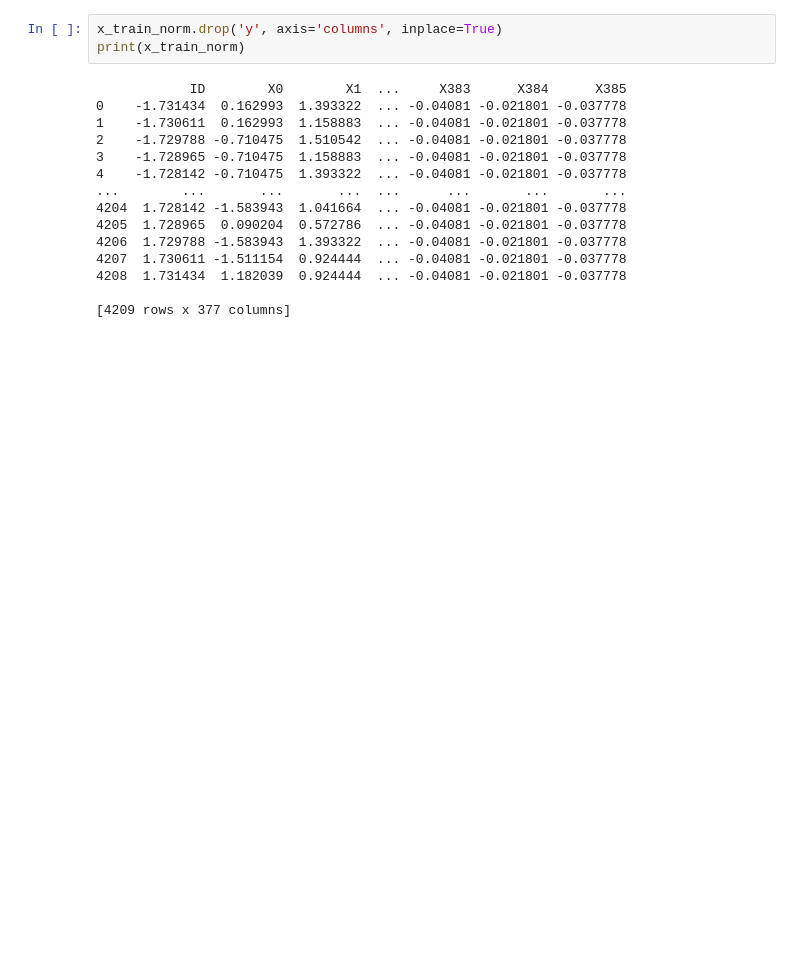
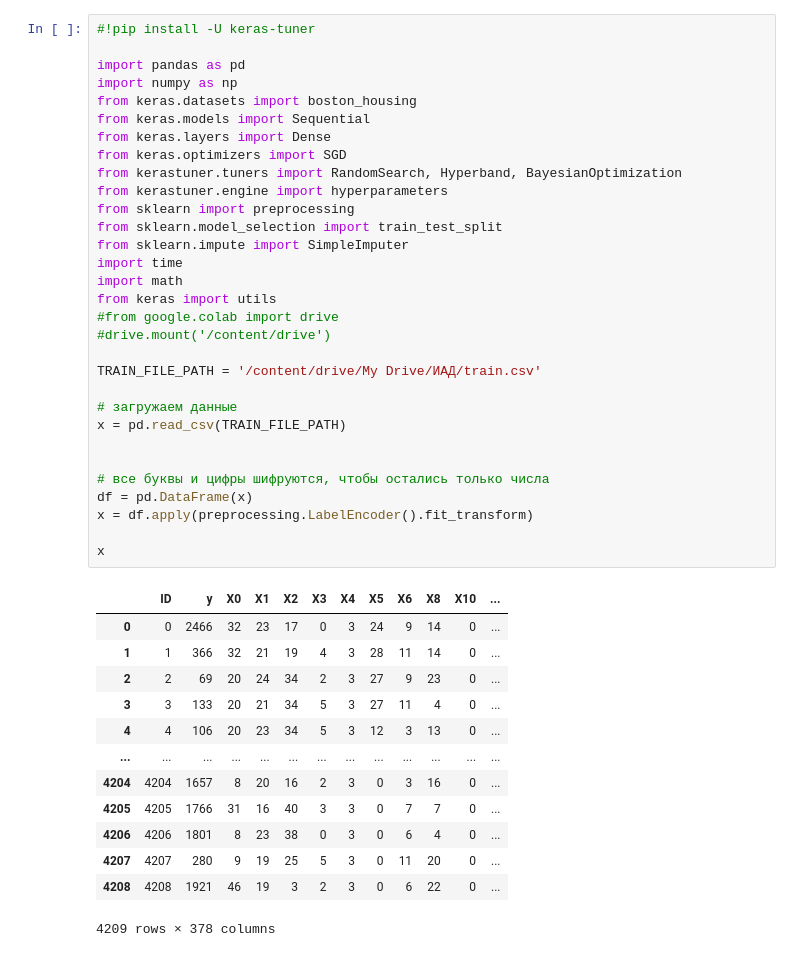
Before and after one commit to rukavishnikovmihail00/TensorFlow-NN-training, a Jupyter notebook: TF_NetworkTraining.ipynb, the cells around one changed output. Cells and saved outputs as stored; diff of their text form; blank space fills up the shorter version.

```diff
--- a/TF_NetworkTraining.ipynb
+++ b/TF_NetworkTraining.ipynb
@@ -112,18 +1,45 @@ print(x_test_norm)
-# %%
-x_train_norm.drop('y', axis='columns', inplace=True)
-print(x_train_norm)
-# %% [output]
-            ID        X0        X1  ...     X383      X384      X385
-0    -1.731434  0.162993  1.393322  ... -0.04081 -0.021801 -0.037778
-1    -1.730611  0.162993  1.158883  ... -0.04081 -0.021801 -0.037778
-2    -1.729788 -0.710475  1.510542  ... -0.04081 -0.021801 -0.037778
-3    -1.728965 -0.710475  1.158883  ... -0.04081 -0.021801 -0.037778
-4    -1.728142 -0.710475  1.393322  ... -0.04081 -0.021801 -0.037778
-...        ...       ...       ...  ...      ...       ...       ...
-4204  1.728142 -1.583943  1.041664  ... -0.04081 -0.021801 -0.037778
-4205  1.728965  0.090204  0.572786  ... -0.04081 -0.021801 -0.037778
-4206  1.729788 -1.583943  1.393322  ... -0.04081 -0.021801 -0.037778
-4207  1.730611 -1.511154  0.924444  ... -0.04081 -0.021801 -0.037778
-4208  1.731434  1.182039  0.924444  ... -0.04081 -0.021801 -0.037778
-
-[4209 rows x 377 columns]
+# %%
+#!pip install -U keras-tuner
+
+import pandas as pd
+import numpy as np
+from keras.datasets import boston_housing
+from keras.models import Sequential
+from keras.layers import Dense
+from keras.optimizers import SGD
+from kerastuner.tuners import RandomSearch, Hyperband, BayesianOptimization
+from kerastuner.engine import hyperparameters
+from sklearn import preprocessing
+from sklearn.model_selection import train_test_split
+from sklearn.impute import SimpleImputer
+import time
+import math
+from keras import utils
+#from google.colab import drive
+#drive.mount('/content/drive')
+
+TRAIN_FILE_PATH = '/content/drive/My Drive/ИАД/train.csv'
+
+# загружаем данные
+x = pd.read_csv(TRAIN_FILE_PATH)
+
+
+# все буквы и цифры шифруются, чтобы остались только числа
+df = pd.DataFrame(x)
+x = df.apply(preprocessing.LabelEncoder().fit_transform)
+
+x
+# %% [output]
+|  | ID | y | X0 | X1 | X2 | X3 | X4 | X5 | X6 | X8 | X10 | ... |
+| 0 | 0 | 2466 | 32 | 23 | 17 | 0 | 3 | 24 | 9 | 14 | 0 | ... |
+| 1 | 1 | 366 | 32 | 21 | 19 | 4 | 3 | 28 | 11 | 14 | 0 | ... |
+| 2 | 2 | 69 | 20 | 24 | 34 | 2 | 3 | 27 | 9 | 23 | 0 | ... |
+| 3 | 3 | 133 | 20 | 21 | 34 | 5 | 3 | 27 | 11 | 4 | 0 | ... |
+| 4 | 4 | 106 | 20 | 23 | 34 | 5 | 3 | 12 | 3 | 13 | 0 | ... |
+| ... | ... | ... | ... | ... | ... | ... | ... | ... | ... | ... | ... | ... |
+| 4204 | 4204 | 1657 | 8 | 20 | 16 | 2 | 3 | 0 | 3 | 16 | 0 | ... |
+| 4205 | 4205 | 1766 | 31 | 16 | 40 | 3 | 3 | 0 | 7 | 7 | 0 | ... |
+| 4206 | 4206 | 1801 | 8 | 23 | 38 | 0 | 3 | 0 | 6 | 4 | 0 | ... |
+| 4207 | 4207 | 280 | 9 | 19 | 25 | 5 | 3 | 0 | 11 | 20 | 0 | ... |
+| 4208 | 4208 | 1921 | 46 | 19 | 3 | 2 | 3 | 0 | 6 | 22 | 0 | ... |
+4209 rows × 378 columns
```
Also changed, not shown: parts of 20 cells of this notebook.
